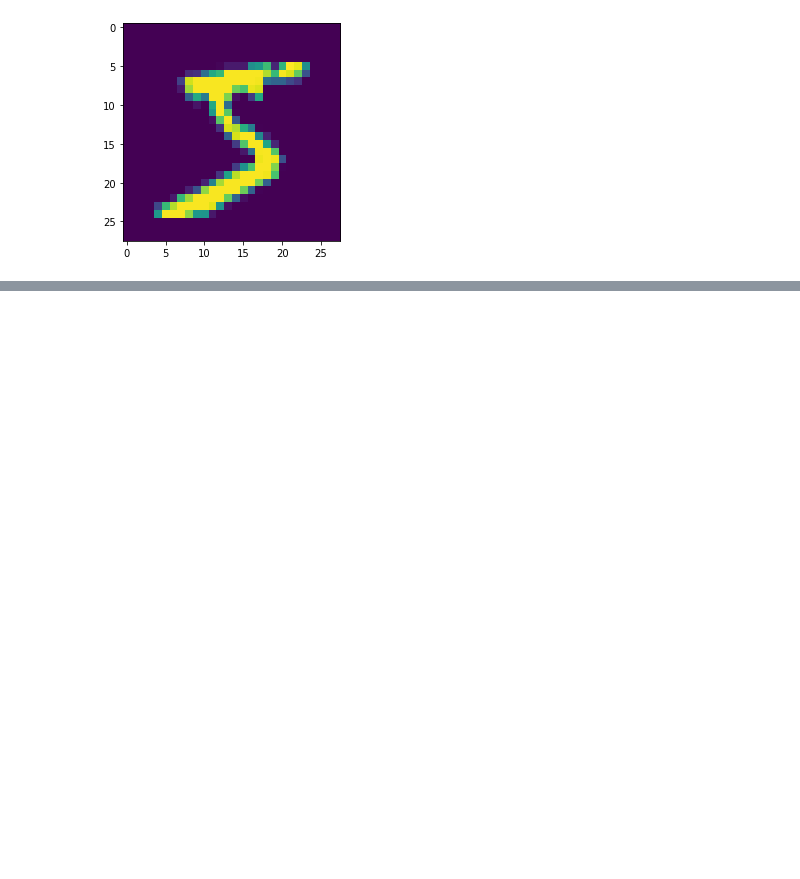
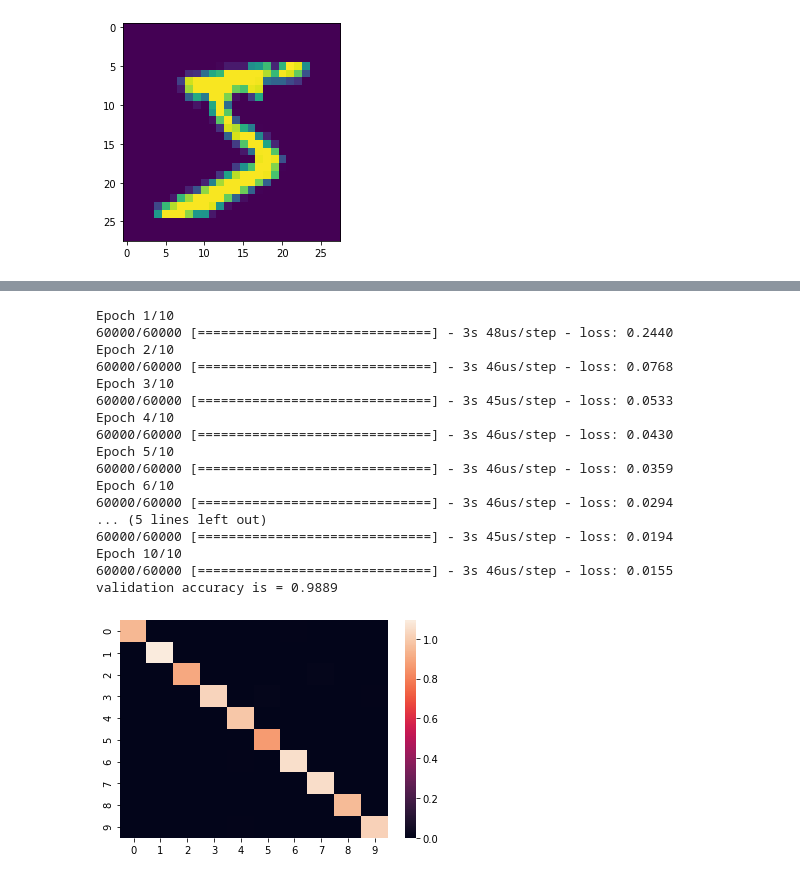
Before and after one commit to greyhound101/internship, a Jupyter notebook: Untitled4.ipynb, the cells around one changed output, grey strips where cells are left out. Drawn from its saved outputs; the diff is of its cells as text; code cells hidden in the pictures; blank space fills up the shorter version.

```diff
--- a/Untitled4.ipynb
+++ b/Untitled4.ipynb
@@ -21,8 +25,8 @@ from keras.layers import Dense,Flatten,Dropout
 from keras.models import Model
 import keras.backend as K
 from keras.utils import to_categorical
-y_train=to_categorical(y_train)
-y_test=to_categorical(y_test)
+# y_train=to_categorical(y_train)
+# y_test=to_categorical(y_test)
 # %%
 print(y_train.shape)
 print(x_train.shape)
@@ -32,13 +53,58 @@ print(x_train.shape)
+# %%
+import seaborn as sns
+def confusion_matrix(pred,true):
+  conf=np.zeros((len(np.unique(pred)),len(np.unique(pred))))
+  for en in range(len(pred)):
+    conf[pred[en],true[en]]+=1
+  sns.heatmap(conf/list(Counter(y_test).values()))
+def roc_curve(a,b):
+  xs=[]
+  ys=[]
+  for val in range(11):
+    c=[1 if i>(val/10) else 0 for i in a]
+    tp=0
+    tn=0
+    print(c)
+    print(b)
+    tp=sum([(c[i]==1)&(b[i]==1) for i in range(5)])
+    fn=sum([(c[i]==0)&(b[i]==1) for i in range(5)])
+    xs.append(tp/(tp+fn))
+    tn=sum([(c[i]==0)&(b[i]==0) for i in range(5)])
+    fp=sum([(c[i]==1)&(b[i]==0) for i in range(5)])
+    ys.append(fp/(fp+tn))
+  sns.scatterplot(xs,ys)
 # %%
-x_train=x_train/255
-x_test=x_test/255
-from keras.layers import Conv2D,Input,MaxPooling2D
+
 inp=Input((28,28,1))
 cnv=Conv2D(32,(5,5),input_shape=(28,28,1),activation='relu')(inp)
 mxp=MaxPooling2D()(cnv)
 drp=Dropout(0.3)(mxp)
 flt=Flatten()(drp)
 dns=Dense(128,activation='relu')(flt)
 out=Dense(10,activation='softmax')(dns)
 mod=Model(inputs=inp,outputs=out)
 mod.compile(loss='categorical_crossentropy',optimizer='adam')
+mod.fit(x_train,to_categorical(y_train),epochs=10,batch_size=200)
+pred=mod.predict(x_test)
+pred_1=np.argmax(pred,1)
+confusion_matrix(pred_1,y_test)
+print("validation accuracy is = "+str(accuracy_score(y_test,pred_1)))
+# %% [output]
+Epoch 1/10
+60000/60000 [==============================] - 3s 48us/step - loss: 0.2440
+Epoch 2/10
+60000/60000 [==============================] - 3s 46us/step - loss: 0.0768
+Epoch 3/10
+60000/60000 [==============================] - 3s 45us/step - loss: 0.0533
+Epoch 4/10
+60000/60000 [==============================] - 3s 46us/step - loss: 0.0430
+Epoch 5/10
+60000/60000 [==============================] - 3s 46us/step - loss: 0.0359
+Epoch 6/10
+60000/60000 [==============================] - 3s 46us/step - loss: 0.0294
+... (5 lines left out)
+60000/60000 [==============================] - 3s 45us/step - loss: 0.0194
+Epoch 10/10
+60000/60000 [==============================] - 3s 46us/step - loss: 0.0155
+validation accuracy is = 0.9889
+[figure, added]
```
Also changed, not shown: parts of 15 cells of this notebook.
